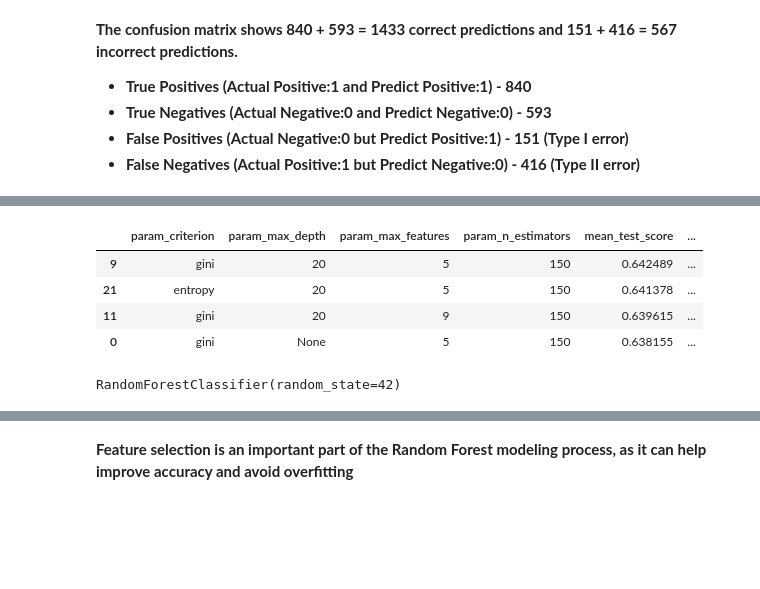
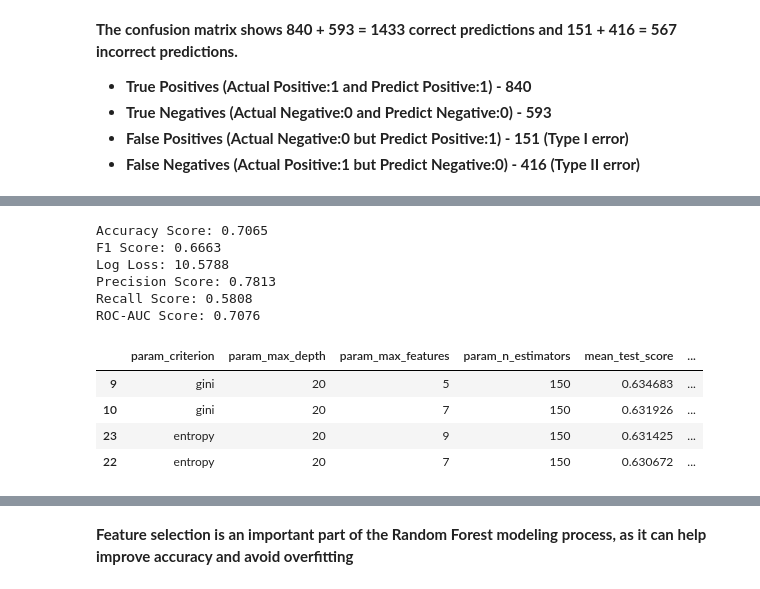
Before and after one commit to pagrkonecta/Konecta_Test, a Jupyter notebook: Konecta_Test_PAGR.ipynb, the cells around one changed output, grey strips where cells are left out. Cells and saved outputs as stored; diff of their text form; code cells hidden in the pictures; blank space fills up the shorter version.

```diff
--- a/Konecta_Test_PAGR.ipynb
+++ b/Konecta_Test_PAGR.ipynb
@@ -436,11 +436,26 @@ for i in ['SEX', 'EDUCATION', 'MARRIAGE']:
 df=pd.concat([pd.get_dummies(df['SEX'], prefix='SEX'),
                 pd.get_dummies(df['EDUCATION'], prefix='EDUCATION'),
                 pd.get_dummies(df['MARRIAGE'], prefix='MARRIAGE'),
+                pd.get_dummies(df['PAY_1'], prefix='PAY_1'),
+                pd.get_dummies(df['PAY_2'], prefix='PAY_2'),
+                pd.get_dummies(df['PAY_3'], prefix='PAY_3'),
+                pd.get_dummies(df['PAY_4'], prefix='PAY_4'),
+                pd.get_dummies(df['PAY_5'], prefix='PAY_5'),
+                pd.get_dummies(df['PAY_6'], prefix='PAY_6'),
                 df],axis=1)
+
 # drop original columns
 df.drop(['EDUCATION'],axis=1, inplace=True)
 df.drop(['SEX'],axis=1, inplace=True)
 df.drop(['MARRIAGE'],axis=1, inplace=True)
+df.drop(['PAY_1'],axis=1, inplace=True)
+df.drop(['PAY_2'],axis=1, inplace=True)
+df.drop(['PAY_3'],axis=1, inplace=True)
+df.drop(['PAY_4'],axis=1, inplace=True)
+df.drop(['PAY_5'],axis=1, inplace=True)
+df.drop(['PAY_6'],axis=1, inplace=True)
+
+
 # print samples
 df.head()
 # %% [output]
@@ -742,0 +822,2 @@ Training Accuracy: 0.70775
+# %%
+dff = dff[['PAY_2_2', 'PAY_1_2', 'PAY_1_0', 'PAY_4_2', 'PAY_3_2', 'PAY_AMT1', 'LIMIT_BAL', 'PAY_5_2', 'PAY_6_2', 'PAY_AMT3', 'PAY_AMT4', 'PAY_AMT2', 'PAY_2_0', 'PAY_3_0', 'PAY_AMT5', 'PAY_2_-1', 'PAY_1_-1', 'PAY_AMT6', 'PAY_6_0', 'PAY_1_1', 'DEFAULT']]
@@ -743,52 +921,67 @@ Training Accuracy: 0.70775
+# %%
+from sklearn.metrics import accuracy_score, f1_score, log_loss, precision_score, recall_score, roc_auc_score
+
+Random_Forest_Accuracy_score = accuracy_score(y_test, y_pred_Random_Forest)
+print('Accuracy Score: {:.4f}'.format(Random_Forest_Accuracy_score))
+
+Random_Forest_F1_score = f1_score(y_test, y_pred_Random_Forest, average="binary")
+print('F1 Score: {:.4f}'.format(Random_Forest_F1_score))
+
+Random_Forest_Log_loss = log_loss(y_test, y_pred_Random_Forest)
+print('Log Loss: {:.4f}'.format(Random_Forest_Log_loss))
+
+Random_Forest_Precision_score = precision_score(y_test, y_pred_Random_Forest)
+print('Precision Score: {:.4f}'.format(Random_Forest_Precision_score))
+
+Random_Forest_Recall_score = recall_score(y_test, y_pred_Random_Forest)
+print('Recall Score: {:.4f}'.format(Random_Forest_Recall_score))
+
+Random_Forest_Roc_auc_score = roc_auc_score(y_test, y_pred_Random_Forest)
+print('ROC-AUC Score: {:.4f}'.format(Random_Forest_Roc_auc_score))
+# %% [output]
+Accuracy Score: 0.7065
+F1 Score: 0.6663
+Log Loss: 10.5788
+Precision Score: 0.7813
+Recall Score: 0.5808
+ROC-AUC Score: 0.7076
 # %%
 from sklearn.ensemble import RandomForestClassifier
 from sklearn.model_selection import GridSearchCV
 from sklearn.model_selection import KFold
 from sklearn.metrics import precision_score
-# Grid of evaluated hyperparameters#
+# Grid of evaluated hyperparameters Tunning
 # ==============================================================================
 param_grid = {'n_estimators': [150],
               'max_features': [5, 7, 9],
               'max_depth'   : [None, 3, 10, 20],
               'criterion'   : ['gini', 'entropy']
              }
 
 # Grid search with cross validation
 # ==============================================================================
 grid = GridSearchCV(
         estimator  = RandomForestClassifier(random_state = 123),
         param_grid = param_grid,
-        cv         = KFold(n_splits=5),
+        cv         = StratifiedKFold(n_splits=5, shuffle=True, random_state = 123),
         scoring    = 'recall',
         refit      = True,
         verbose    = 0,
         return_train_score = True
        )
 
 grid.fit(X = X_train, y = y_train)
 
 # Results
 # ==============================================================================
 results = pd.DataFrame(grid.cv_results_)
 results.filter(regex = '(param*|mean_t|std_t)') \
     .drop(columns = 'params') \
     .sort_values('mean_test_score', ascending = False) \
     .head(4)
 # %% [output]
 |  | param_criterion | param_max_depth | param_max_features | param_n_estimators | mean_test_score | ... |
-| 9 | gini | 20 | 5 | 150 | 0.642489 | ... |
-| 21 | entropy | 20 | 5 | 150 | 0.641378 | ... |
-| 11 | gini | 20 | 9 | 150 | 0.639615 | ... |
-| 0 | gini | None | 5 | 150 | 0.638155 | ... |
+| 9 | gini | 20 | 5 | 150 | 0.634683 | ... |
+| 10 | gini | 20 | 7 | 150 | 0.631926 | ... |
+| 23 | entropy | 20 | 9 | 150 | 0.631425 | ... |
+| 22 | entropy | 20 | 7 | 150 | 0.630672 | ... |
-# %%
-# Split the data into features and target variable
-X = dff.drop('DEFAULT', axis=1)
-y = dff['DEFAULT']
-# Split the data into training and test sets
-X_train, X_test, y_train, y_test = train_test_split(X, y, test_size=0.2, random_state=42) #, stratify=y
-
-# Train a Random Forest model on the training set
-rf = RandomForestClassifier(random_state=42)
-rf.fit(X_train, y_train)
-# %% [output]
-RandomForestClassifier(random_state=42)
```
Also changed, not shown: parts of 45 cells of this notebook.
